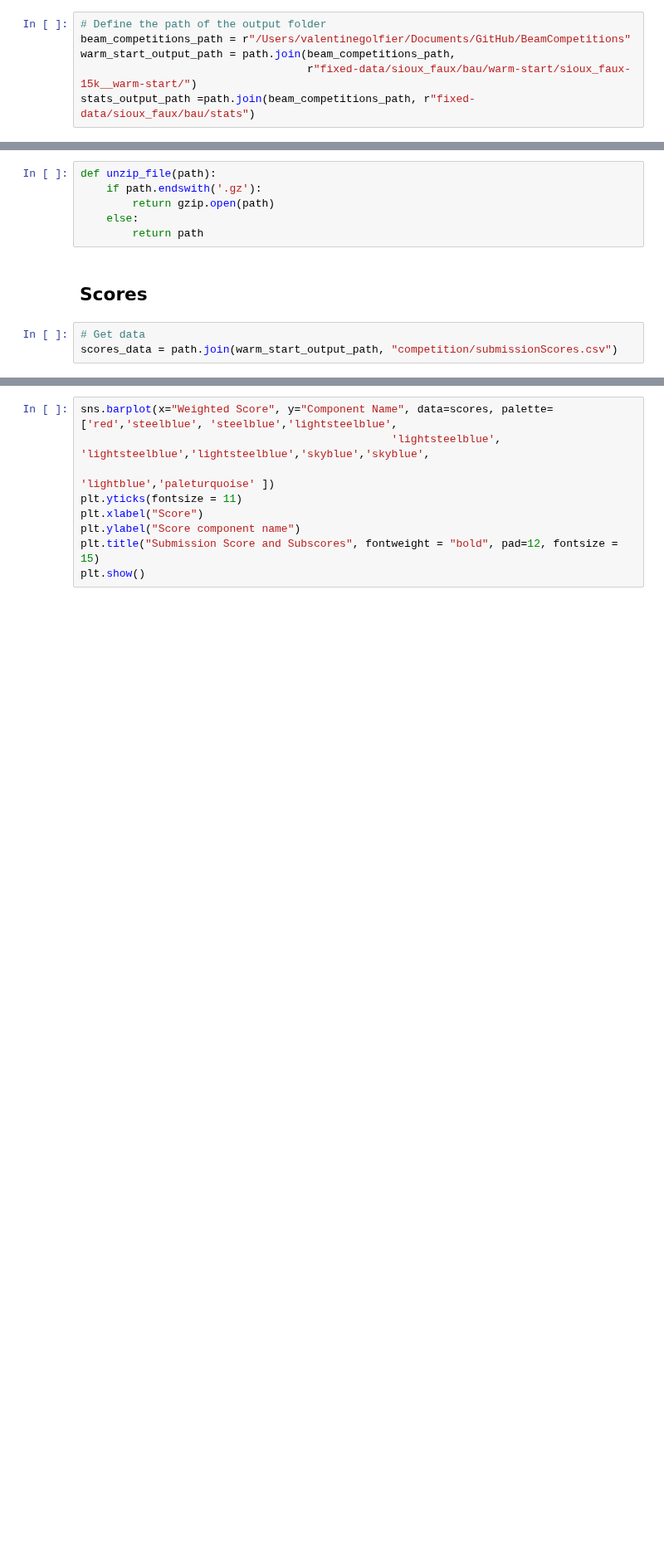
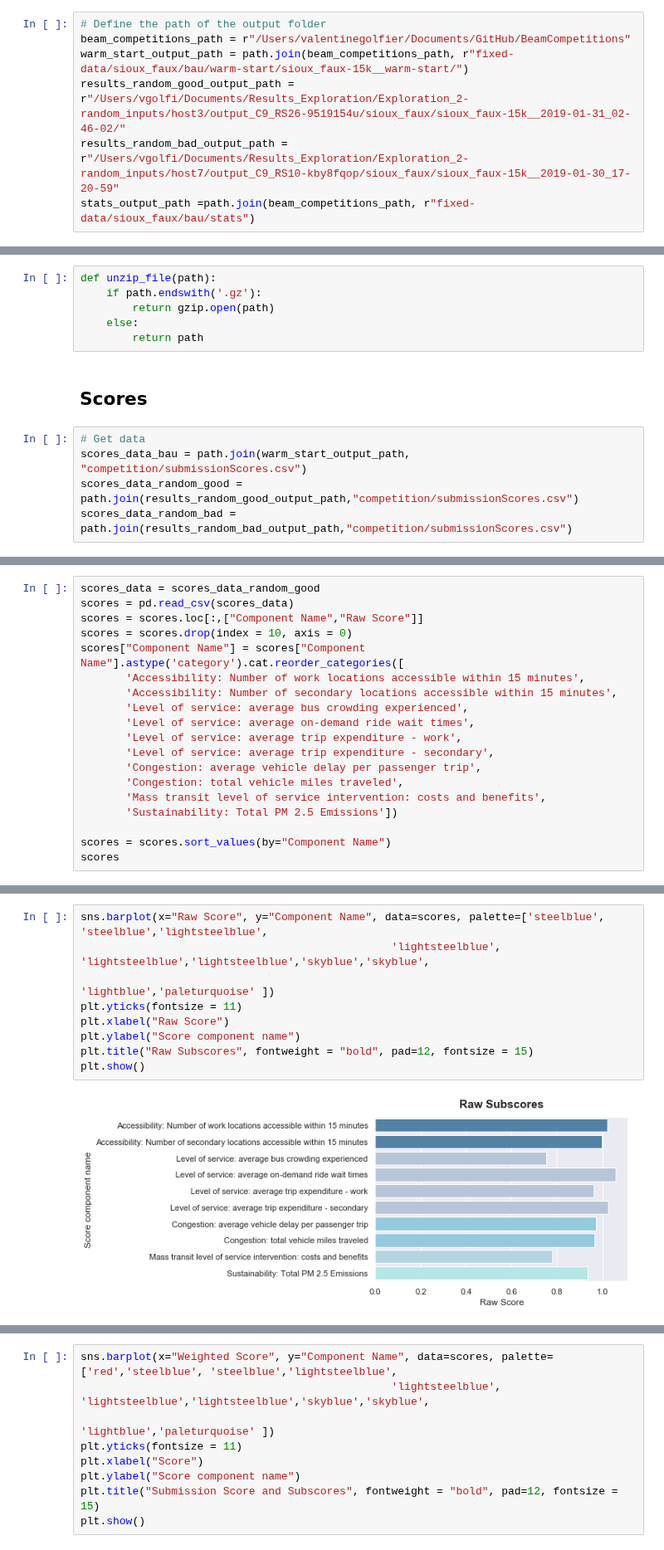
Before and after one commit to bistro-its-berkeley/BISTRO-Starter-Kit, a Jupyter notebook: utilities/Visualization_outputs.ipynb, the cells around one changed output, grey strips where cells are left out. Shown at 83% size. Drawn from its saved outputs; the diff is of its cells as text; blank space fills up the shorter version.

Commit message:
new graphs

```diff
--- a/utilities/Visualization_outputs.ipynb
+++ b/utilities/Visualization_outputs.ipynb
@@ -33,8 +30,9 @@ The autoreload extension is already loaded. To reload it, use:
 # %%
 # Define the path of the output folder
 beam_competitions_path = r"/Users/valentinegolfier/Documents/GitHub/BeamCompetitions"
-warm_start_output_path = path.join(beam_competitions_path,
-                                   r"fixed-data/sioux_faux/bau/warm-start/sioux_faux-15k__warm-start/")
+warm_start_output_path = path.join(beam_competitions_path, r"fixed-data/sioux_faux/bau/warm-start/sioux_faux-15k__warm-start/")
+results_random_good_output_path = r"/Users/vgolfi/Documents/Results_Exploration/Exploration_2-random_inputs/host3/output_C9_RS26-9519154u/sioux_faux/sioux_faux-15k__2019-01-31_02-46-02/"
+results_random_bad_output_path = r"/Users/vgolfi/Documents/Results_Exploration/Exploration_2-random_inputs/host7/output_C9_RS10-kby8fqop/sioux_faux/sioux_faux-15k__2019-01-30_17-20-59"
 stats_output_path =path.join(beam_competitions_path, r"fixed-data/sioux_faux/bau/stats")
 # %%
 #SummaryStats
@@ -52,4 +50,6 @@ def unzip_file(path):
 ## Scores
 # %%
 # Get data
-scores_data = path.join(warm_start_output_path, "competition/submissionScores.csv")
+scores_data_bau = path.join(warm_start_output_path, "competition/submissionScores.csv")
+scores_data_random_good = path.join(results_random_good_output_path,"competition/submissionScores.csv")
+scores_data_random_bad = path.join(results_random_bad_output_path,"competition/submissionScores.csv")
@@ -57,0 +76,19 @@ scores_data = path.join(warm_start_output_path, "competition/submissionScores.cs
+# %%
+scores_data = scores_data_random_good
+scores = pd.read_csv(scores_data)
+scores = scores.loc[:,["Component Name","Raw Score"]]
+scores = scores.drop(index = 10, axis = 0)
+scores["Component Name"] = scores["Component Name"].astype('category').cat.reorder_categories([
+       'Accessibility: Number of work locations accessible within 15 minutes',
+       'Accessibility: Number of secondary locations accessible within 15 minutes',
+       'Level of service: average bus crowding experienced',
+       'Level of service: average on-demand ride wait times',
+       'Level of service: average trip expenditure - work',
+       'Level of service: average trip expenditure - secondary',
+       'Congestion: average vehicle delay per passenger trip',
+       'Congestion: total vehicle miles traveled',
+       'Mass transit level of service intervention: costs and benefits',
+       'Sustainability: Total PM 2.5 Emissions'])
+
+scores = scores.sort_values(by="Component Name")
+scores
@@ -57,0 +123,11 @@ scores_data = path.join(warm_start_output_path, "competition/submissionScores.cs
+# %%
+sns.barplot(x="Raw Score", y="Component Name", data=scores, palette=['steelblue', 'steelblue','lightsteelblue',
+                                                'lightsteelblue', 'lightsteelblue','lightsteelblue','skyblue','skyblue',
+                                                                          'lightblue','paleturquoise' ])
+plt.yticks(fontsize = 11)
+plt.xlabel("Raw Score")
+plt.ylabel("Score component name")
+plt.title("Raw Subscores", fontweight = "bold", pad=12, fontsize = 15)
+plt.show()
+# %% [output]
+[figure, added]
```
Also changed, not shown: parts of 9 cells of this notebook.
